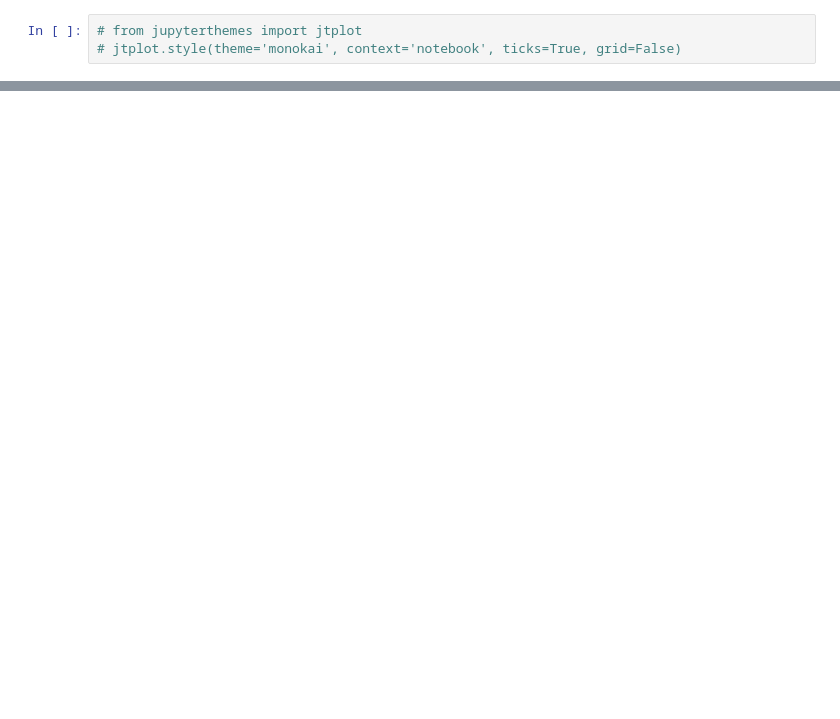
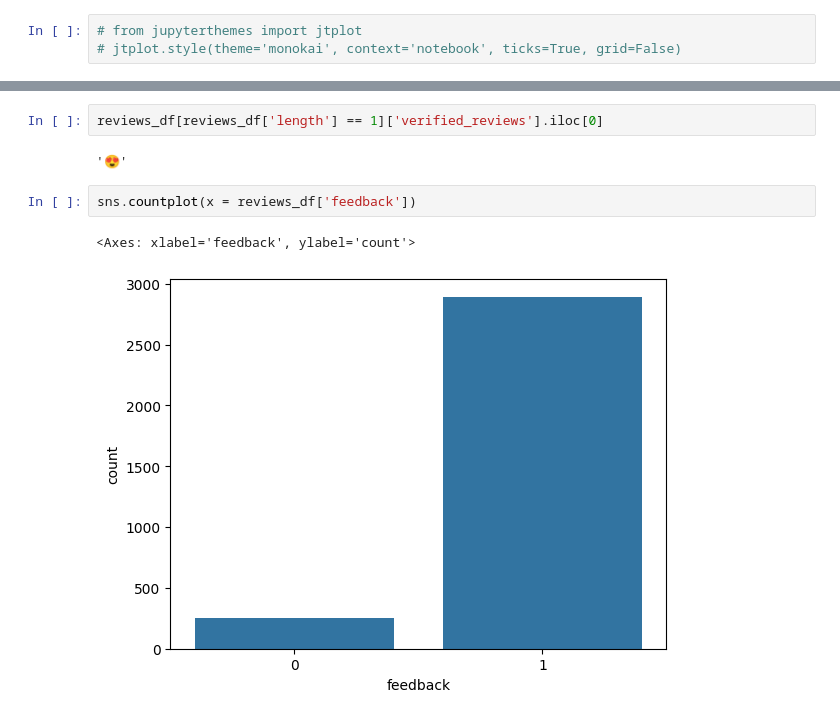
Before and after one commit to kesavan22/Sentiment-Analysis, a Jupyter notebook: amazon-alexa-sentiment-analysis.ipynb, the cells around one changed output, grey strips where cells are left out. Saved outputs shown, nothing was run; the diff lists cells and outputs as text; blank space fills up the shorter version.

```diff
--- a/amazon-alexa-sentiment-analysis.ipynb
+++ b/amazon-alexa-sentiment-analysis.ipynb
@@ -13,0 +161,9 @@ FileNotFoundError: [Errno 2] No such file or directory: 'amazon_reviews.tsv'
+# %%
+reviews_df[reviews_df['length'] == 1]['verified_reviews'].iloc[0]
+# %% [output]
+'😍'
+# %%
+sns.countplot(x = reviews_df['feedback'])
+# %% [output]
+<Axes: xlabel='feedback', ylabel='count'>
+[figure, added]
```
Also changed, not shown: parts of 42 cells of this notebook, 1 other file.
